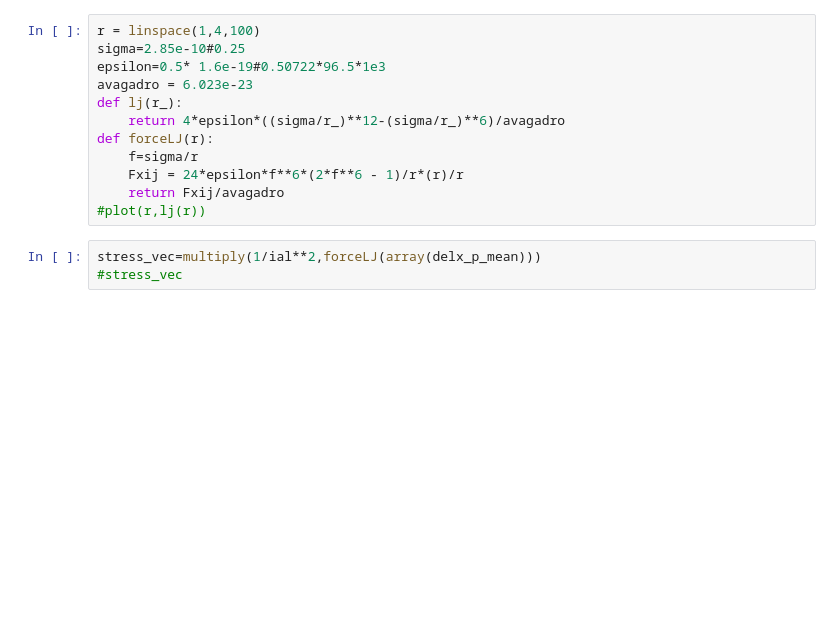
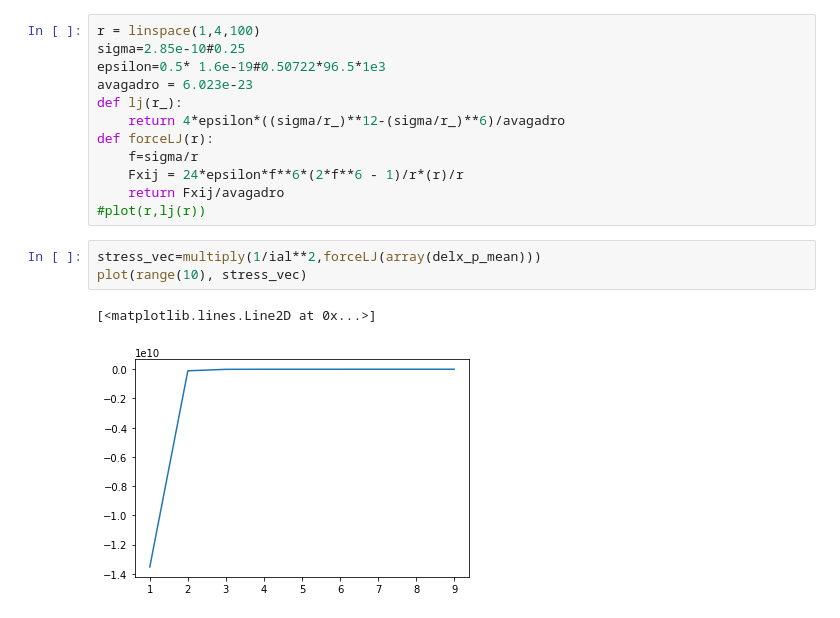
Before and after one commit to hashkrish/elastic_modulus_python_md, a Jupyter notebook: youngs_modulus_python_script/main_jupyter.ipynb, the cells around one changed output. Cells and saved outputs as stored; diff of their text form; blank space fills up the shorter version.

```diff
--- a/youngs_modulus_python_script/main_jupyter.ipynb
+++ b/youngs_modulus_python_script/main_jupyter.ipynb
@@ -130,5 +132,8 @@ def forceLJ(r):
 #plot(r,lj(r))
 # %%
 stress_vec=multiply(1/ial**2,forceLJ(array(delx_p_mean)))
-#stress_vec
+plot(range(10), stress_vec)
+# %% [output]
+[<matplotlib.lines.Line2D at 0x...>]
+[figure, added]
 # %%
```
Also changed, not shown: parts of 9 cells of this notebook, 8 other files.
